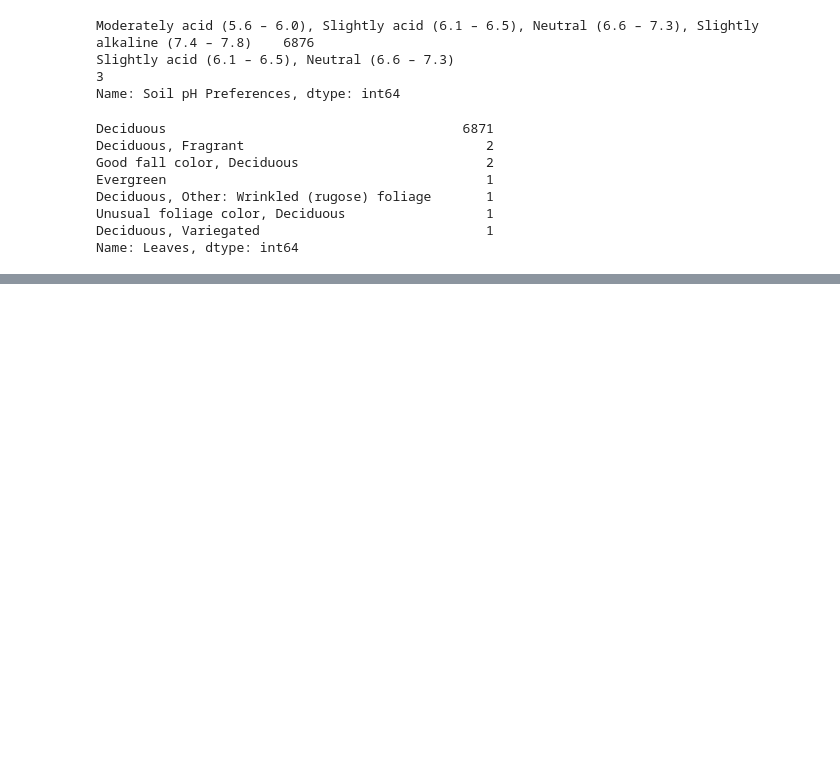
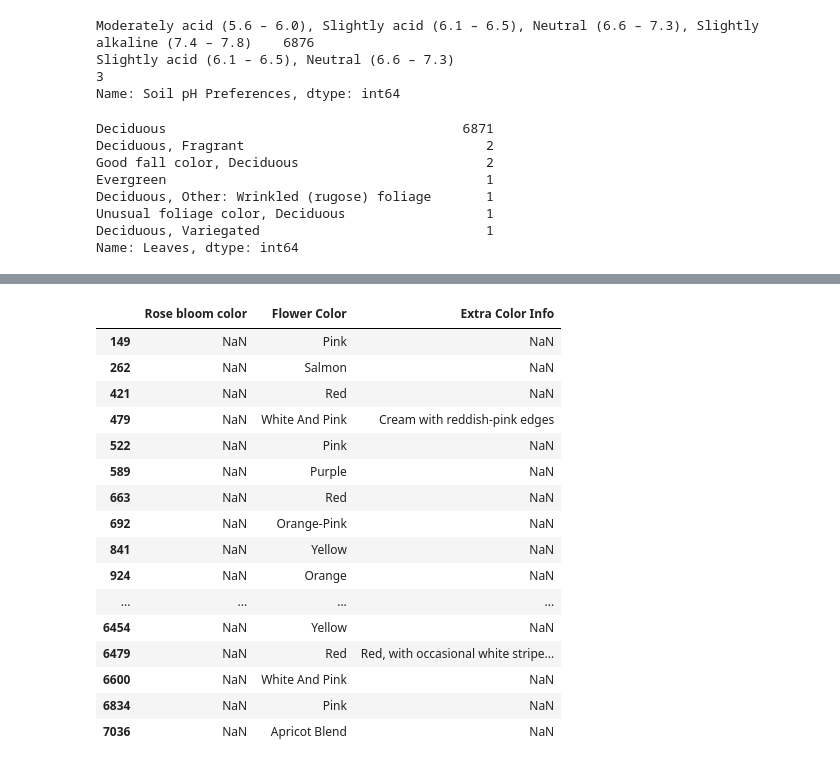
Before and after one commit to anna-zverkova/Rose_scrape, a Jupyter notebook: Analysis of rose data from Garden.org.ipynb, the cells around one changed output, grey strips where cells are left out. Saved outputs shown, nothing was run; the diff lists cells and outputs as text; code cells hidden in the pictures; blank space fills up the shorter version.

```diff
--- a/Analysis of rose data from Garden.org.ipynb
+++ b/Analysis of rose data from Garden.org.ipynb
@@ -866,0 +1079,22 @@ Name: Leaves, dtype: int64
+# %%
+# Where 'Rose bloom color' is blank but 'Flower Color' is populated
+
+df[['Rose bloom color', 'Flower Color', 'Extra Color Info']].loc[(df['Rose bloom color'].isnull()) & (df['Flower Color'].notnull())]
+# %% [output]
+|  | Rose bloom color | Flower Color | Extra Color Info |
+| 149 | NaN | Pink | NaN |
+| 262 | NaN | Salmon | NaN |
+| 421 | NaN | Red | NaN |
+| 479 | NaN | White And Pink | Cream with reddish-pink edges |
+| 522 | NaN | Pink | NaN |
+| 589 | NaN | Purple | NaN |
+| 663 | NaN | Red | NaN |
+| 692 | NaN | Orange-Pink | NaN |
+| 841 | NaN | Yellow | NaN |
+| 924 | NaN | Orange | NaN |
+| ... | ... | ... | ... |
+| 6454 | NaN | Yellow | NaN |
+| 6479 | NaN | Red | Red, with occasional white stripe... |
+| 6600 | NaN | White And Pink | NaN |
+| 6834 | NaN | Pink | NaN |
+| 7036 | NaN | Apricot Blend | NaN |
```
Also changed, not shown: parts of 25 cells of this notebook.
